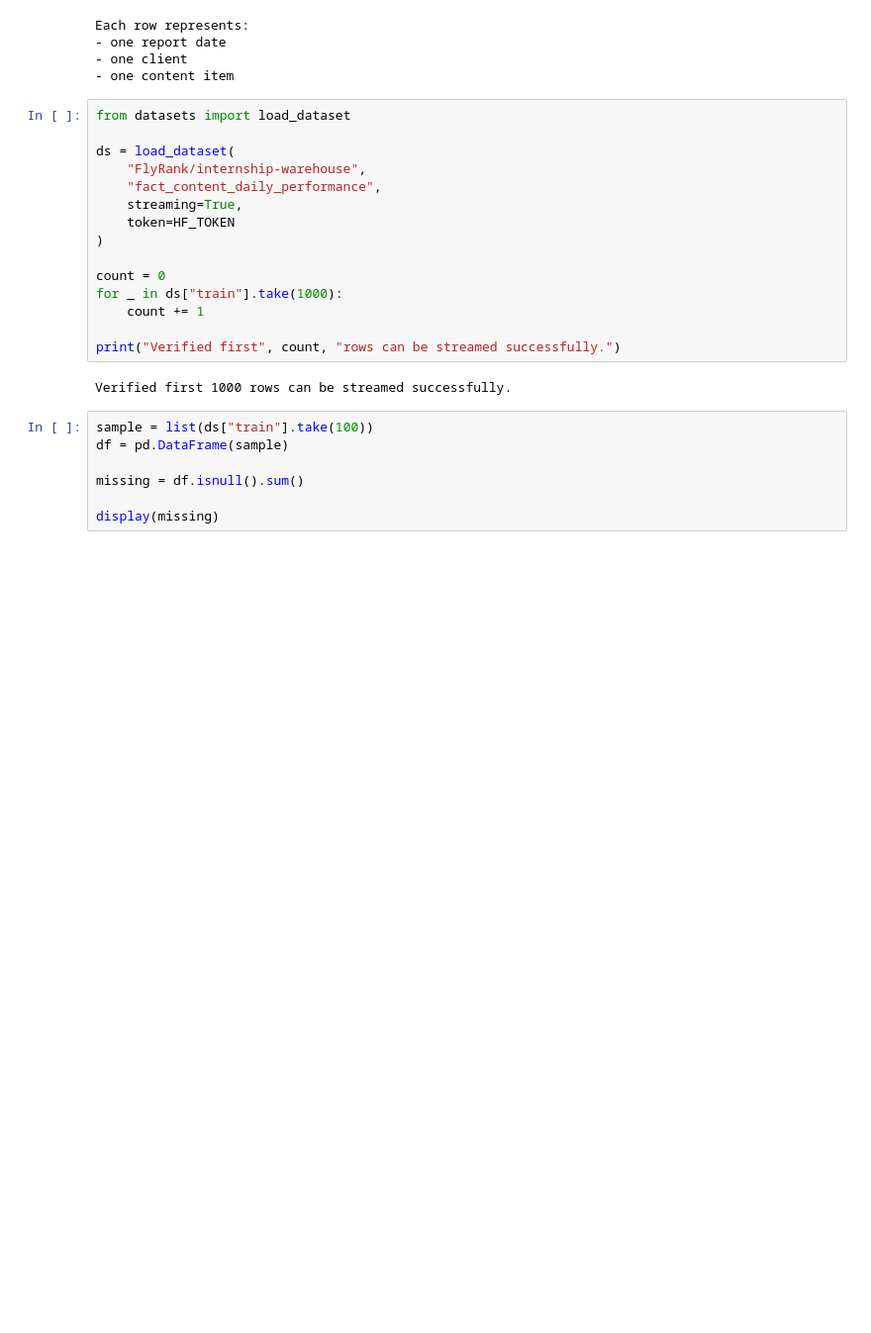
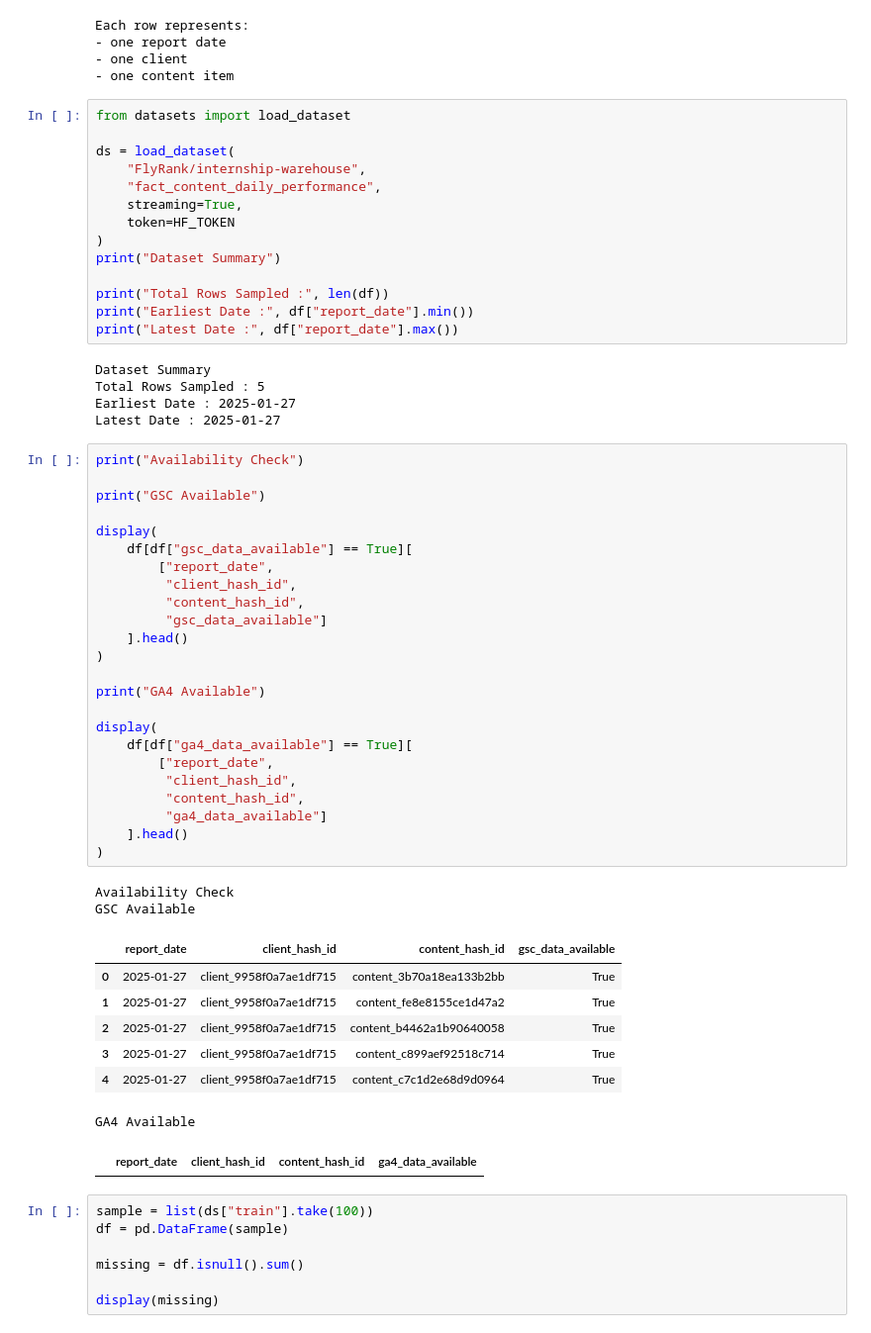
Before and after one commit to nandini3206/flyrank-ml-internship, a Jupyter notebook: work/notebooks/w03_data_contract.ipynb, the cells around one changed output. Shown at 99% size. Drawn from its saved outputs; the diff is of its cells as text; blank space fills up the shorter version.

Commit message:
Improve ML-04 data contract

```diff
--- a/work/notebooks/w03_data_contract.ipynb
+++ b/work/notebooks/w03_data_contract.ipynb
@@ -307,14 +298,51 @@ ds = load_dataset(
     streaming=True,
     token=HF_TOKEN
 )
+print("Dataset Summary")
 
-count = 0
-for _ in ds["train"].take(1000):
-    count += 1
-
-print("Verified first", count, "rows can be streamed successfully.")
+print("Total Rows Sampled :", len(df))
+print("Earliest Date :", df["report_date"].min())
+print("Latest Date :", df["report_date"].max())
 # %% [output]
-Verified first 1000 rows can be streamed successfully.
+Dataset Summary
+Total Rows Sampled : 5
+Earliest Date : 2025-01-27
+Latest Date : 2025-01-27
+# %%
+print("Availability Check")
+
+print("GSC Available")
+
+display(
+    df[df["gsc_data_available"] == True][
+        ["report_date",
+         "client_hash_id",
+         "content_hash_id",
+         "gsc_data_available"]
+    ].head()
+)
+
+print("GA4 Available")
+
+display(
+    df[df["ga4_data_available"] == True][
+        ["report_date",
+         "client_hash_id",
+         "content_hash_id",
+         "ga4_data_available"]
+    ].head()
+)
+# %% [output]
+Availability Check
+GSC Available
+|  | report_date | client_hash_id | content_hash_id | gsc_data_available |
+| 0 | 2025-01-27 | client_9958f0a7ae1df715 | content_3b70a18ea133b2bb | True |
+| 1 | 2025-01-27 | client_9958f0a7ae1df715 | content_fe8e8155ce1d47a2 | True |
+| 2 | 2025-01-27 | client_9958f0a7ae1df715 | content_b4462a1b90640058 | True |
+| 3 | 2025-01-27 | client_9958f0a7ae1df715 | content_c899aef92518c714 | True |
+| 4 | 2025-01-27 | client_9958f0a7ae1df715 | content_c7c1d2e68d9d0964 | True |
+GA4 Available
+|  | report_date | client_hash_id | content_hash_id | ga4_data_available |
 # %%
 sample = list(ds["train"].take(100))
 df = pd.DataFrame(sample)
```
Also changed, not shown: parts of 7 cells of this notebook.
